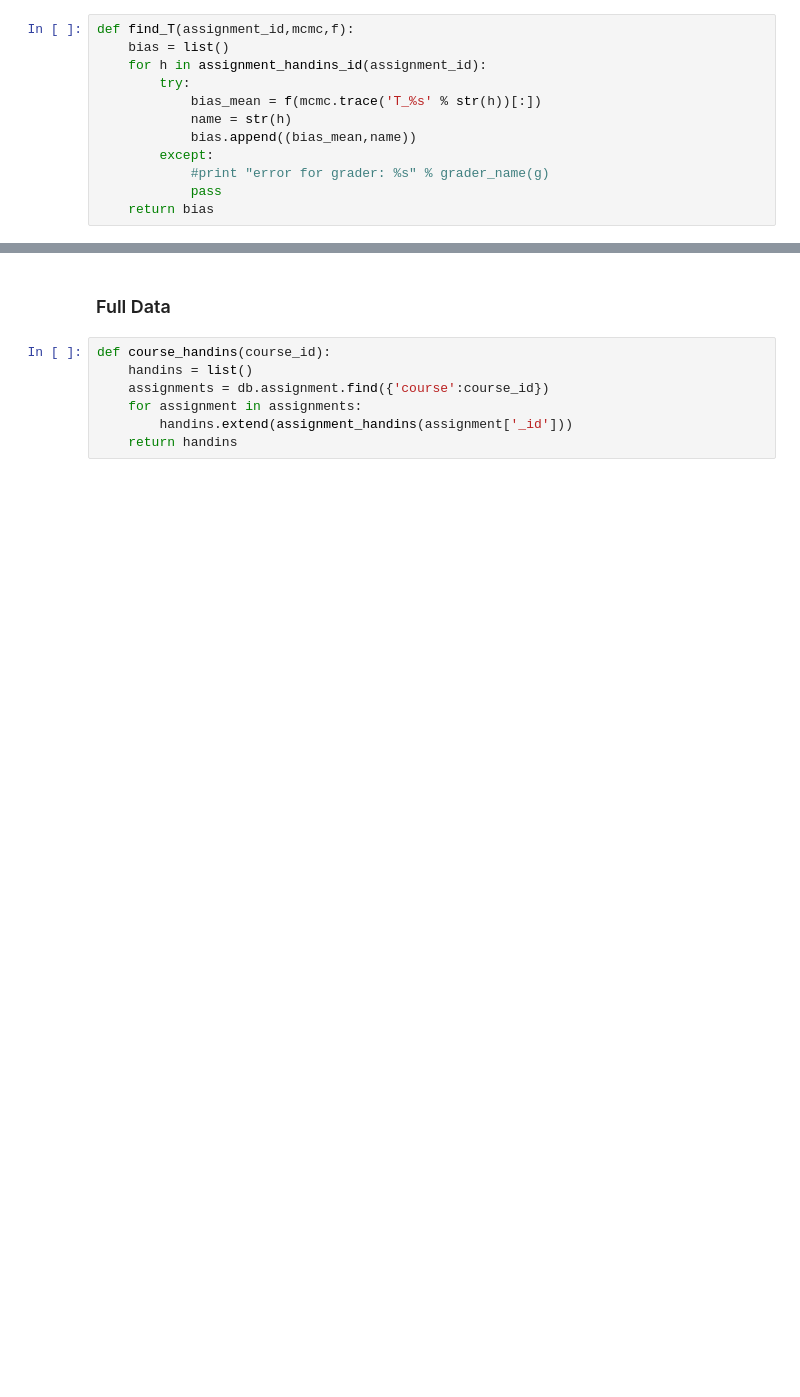
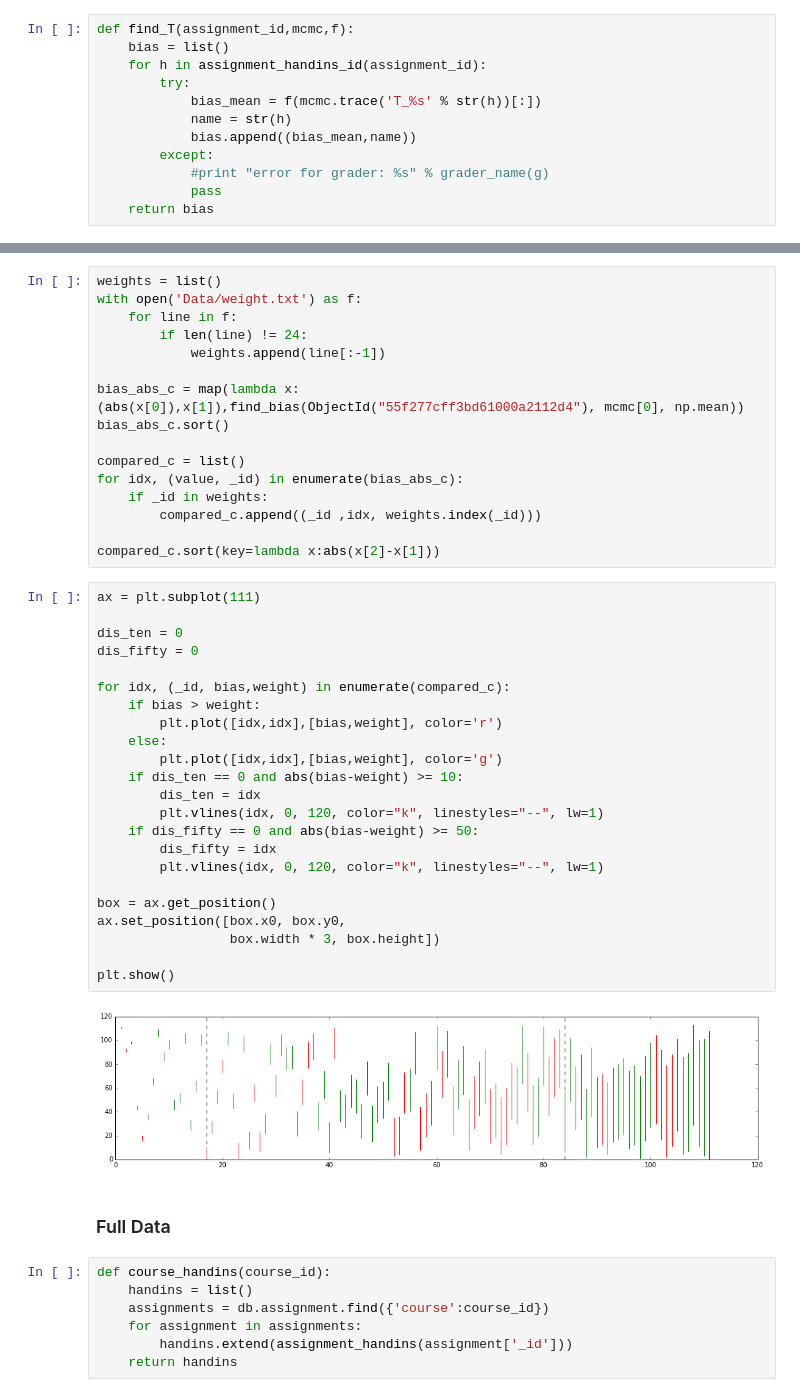
Before and after one commit to TomMalow/pymcmodels, a Jupyter notebook: Computational Tools analysis with optimized model.ipynb, the cells around one changed output, grey strips where cells are left out. Saved outputs shown, nothing was run; the diff lists cells and outputs as text; blank space fills up the shorter version.

```diff
--- a/Computational Tools analysis with optimized model.ipynb
+++ b/Computational Tools analysis with optimized model.ipynb
@@ -221,3 +246,44 @@ plot_result(ObjectId("55f277cff3bd61000a2112d4"),data_assignment,find_T)
+# %%
+weights = list()
+with open('Data/weight.txt') as f:
+    for line in f:
+        if len(line) != 24:
+            weights.append(line[:-1])
+
+bias_abs_c = map(lambda x: (abs(x[0]),x[1]),find_bias(ObjectId("55f277cff3bd61000a2112d4"), mcmc[0], np.mean))
+bias_abs_c.sort()
+
+compared_c = list()
+for idx, (value, _id) in enumerate(bias_abs_c):
+    if _id in weights:
+        compared_c.append((_id ,idx, weights.index(_id)))
+
+compared_c.sort(key=lambda x:abs(x[2]-x[1]))
+# %%
+ax = plt.subplot(111)
+
+dis_ten = 0
+dis_fifty = 0
+
+for idx, (_id, bias,weight) in enumerate(compared_c):
+    if bias > weight:
+        plt.plot([idx,idx],[bias,weight], color='r')
+    else:
+        plt.plot([idx,idx],[bias,weight], color='g')
+    if dis_ten == 0 and abs(bias-weight) >= 10:
+        dis_ten = idx
+        plt.vlines(idx, 0, 120, color="k", linestyles="--", lw=1)
+    if dis_fifty == 0 and abs(bias-weight) >= 50:
+        dis_fifty = idx
+        plt.vlines(idx, 0, 120, color="k", linestyles="--", lw=1)
+
+box = ax.get_position()
+ax.set_position([box.x0, box.y0,
+                 box.width * 3, box.height])
+
+plt.show()
+# %% [output]
+[figure, added]
 # %% [markdown]
 ### Full Data
 # %%
```
Also changed, not shown: parts of 28 cells of this notebook, 23 other files.
